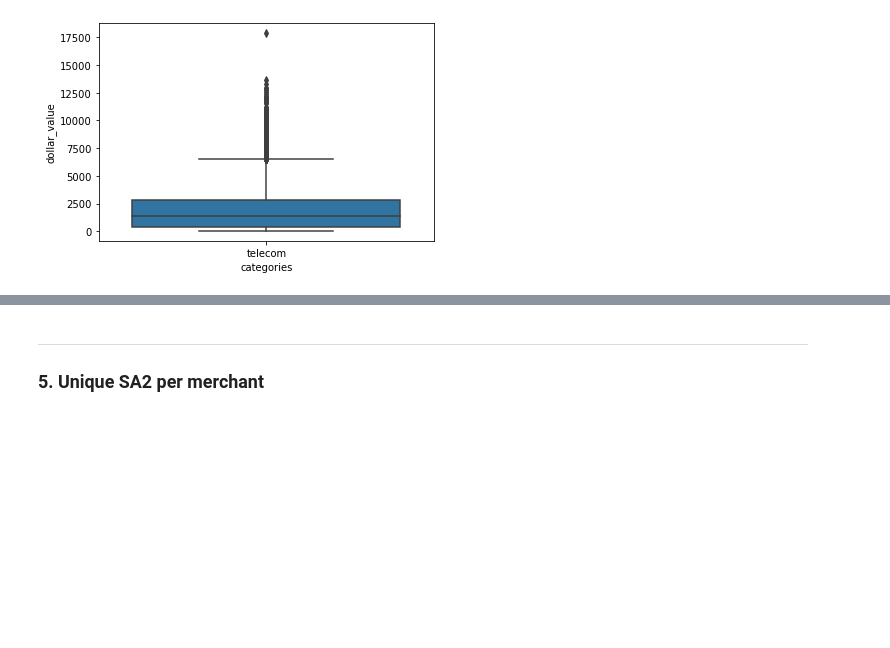
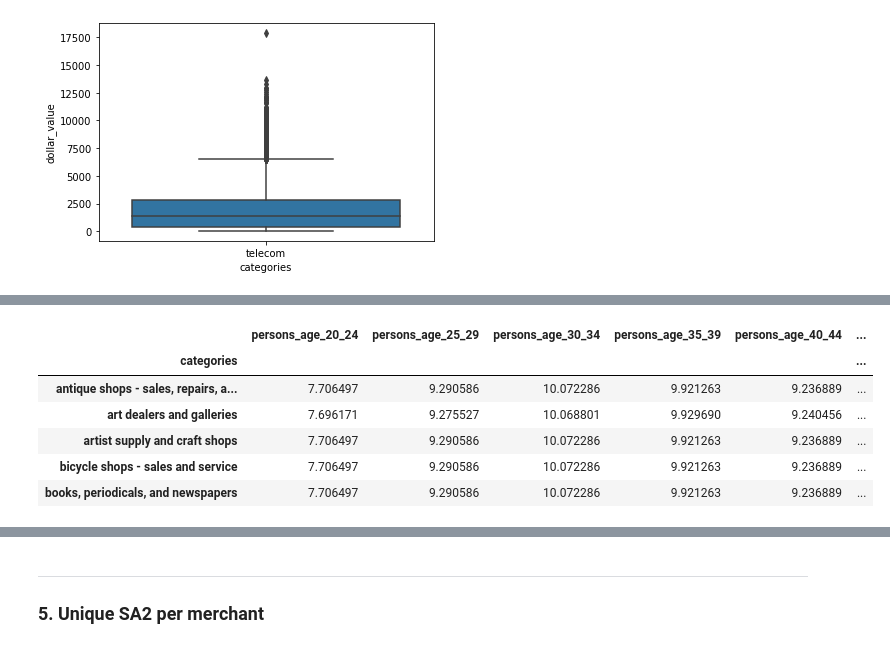
Before and after one commit to MAST30034-Applied-Data-Science/generic-buy-now-pay-later-project-group-11, a Jupyter notebook: notebooks/product_categories_analysis.ipynb, the cells around one changed output, grey strips where cells are left out. Saved outputs shown, nothing was run; the diff lists cells and outputs as text; code cells hidden in the pictures; blank space fills up the shorter version.

```diff
--- a/notebooks/product_categories_analysis.ipynb
+++ b/notebooks/product_categories_analysis.ipynb
@@ -416,0 +445,6 @@ category_prices.groupby("categories").count()
+# %%
+age_cols = ["sa2_main16", "persons_age_20_24", "persons_age_25_29" , "persons_age_30_34", "persons_age_35_39", "persons_age_40_44", \
+    "persons_age_45_49", "persons_age_50_54", "persons_age_55_59", "persons_age_60_64", "persons_age_65_69", "persons_age_70_74", \
+        "persons_age_75_79", "persons_age_80_84", "persons_age_85_plus"]
+
+pd_age_tag = pd_age_tag.merge(age[age_cols], left_on="sa2_maincode_2016", right_on="sa2_main16", how="inner")
@@ -416,0 +458,10 @@ category_prices.groupby("categories").count()
+# %%
+pd_age_tag_final.head()
+# %% [output]
+|  | persons_age_20_24 | persons_age_25_29 | persons_age_30_34 | persons_age_35_39 | persons_age_40_44 | ... |
+| categories |  |  |  |  |  | ... |
+| antique shops - sales, repairs, a... | 7.706497 | 9.290586 | 10.072286 | 9.921263 | 9.236889 | ... |
+| art dealers and galleries | 7.696171 | 9.275527 | 10.068801 | 9.929690 | 9.240456 | ... |
+| artist supply and craft shops | 7.706497 | 9.290586 | 10.072286 | 9.921263 | 9.236889 | ... |
+| bicycle shops - sales and service | 7.706497 | 9.290586 | 10.072286 | 9.921263 | 9.236889 | ... |
+| books, periodicals, and newspapers | 7.706497 | 9.290586 | 10.072286 | 9.921263 | 9.236889 | ... |
```
Also changed, not shown: parts of 46 cells of this notebook.
